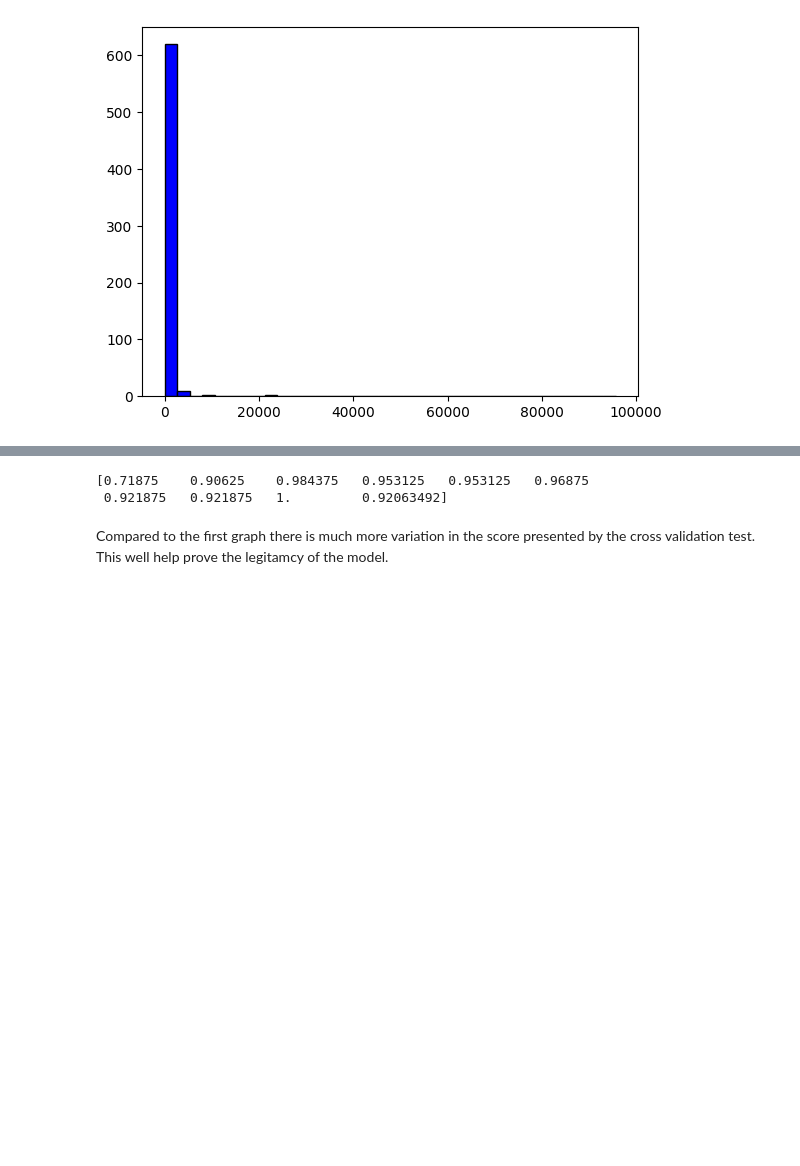
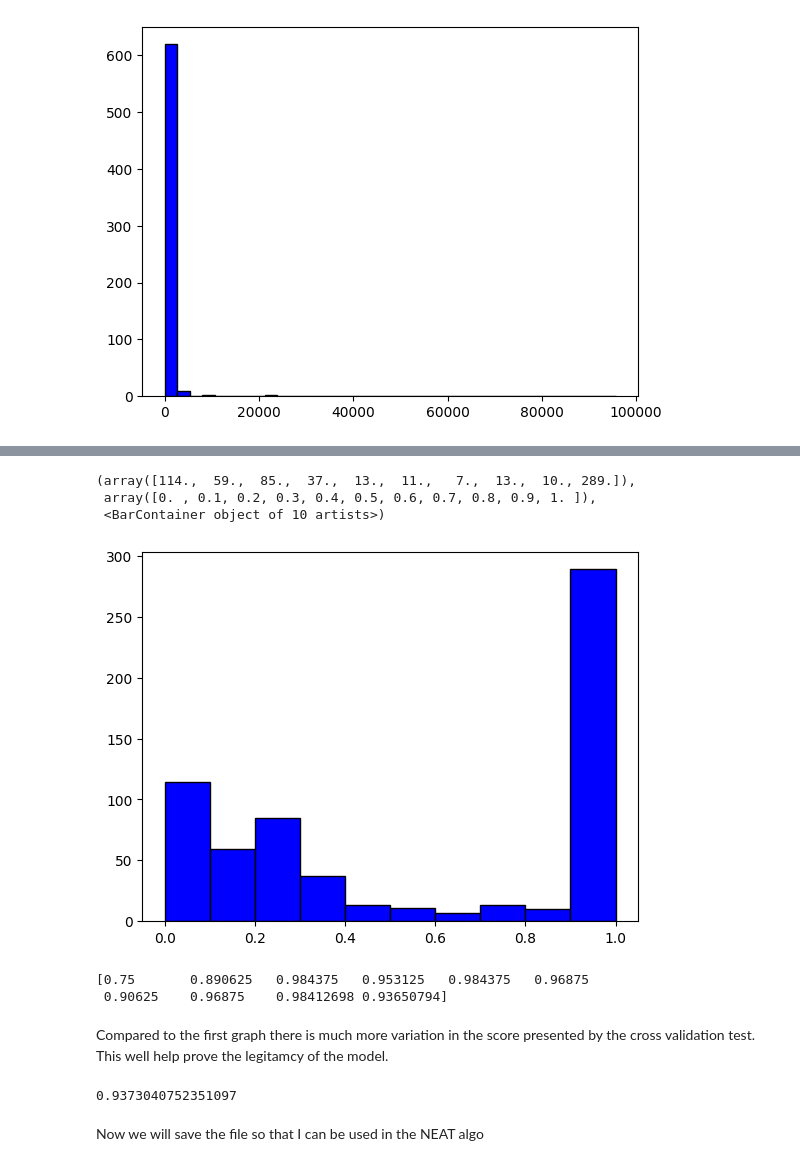
Before and after one commit to mschultz5200/big_data_lab, a Jupyter notebook: identity_review/current_scripts/rand_forest.ipynb, the cells around one changed output, grey strips where cells are left out. Saved outputs shown, nothing was run; the diff lists cells and outputs as text; code cells hidden in the pictures; blank space fills up the shorter version.

```diff
--- a/identity_review/current_scripts/rand_forest.ipynb
+++ b/identity_review/current_scripts/rand_forest.ipynb
@@ -118,0 +115,7 @@ Name: value, Length: 638, dtype: float64
+# %%
+plt.hist(normalized['time_b/w_trans'], color = 'blue', edgecolor = 'black')
+# %% [output]
+(array([114.,  59.,  85.,  37.,  13.,  11.,   7.,  13.,  10., 289.]),
+ array([0. , 0.1, 0.2, 0.3, 0.4, 0.5, 0.6, 0.7, 0.8, 0.9, 1. ]),
+ <BarContainer object of 10 artists>)
+[figure, added]
@@ -119,16 +135,29 @@ Name: value, Length: 638, dtype: float64
 # %%
-X = normalized[['value', 'time_b/w_trans', 'type_of_trans']].to_numpy()
-y = normalized['malicious'].to_numpy()
-
-X_train, X_test, y_train, y_test = train_test_split(X, y, random_state=1)
-
 model = RandomForestClassifier(n_estimators=3, random_state=0)
 
 scores = cross_val_score(model, X, y, cv=10)
 
 print(scores)
 # %% [output]
-[0.71875    0.90625    0.984375   0.953125   0.953125   0.96875
- 0.921875   0.921875   1.         0.92063492]
+[0.75       0.890625   0.984375   0.953125   0.984375   0.96875
+ 0.90625    0.96875    0.98412698 0.93650794]
 # %% [markdown]
 Compared to the first graph there is much more variation in the score presented by the cross validation test. This well help prove the legitamcy of the model.
+# %%
+fitted_model = model.fit(X_train, y_train)
+
+predict = fitted_model.predict(X_test).tolist()
+
+malicious_correct = []
+
+for i in range(len(y_test)):
+    if y_test[i] == predict[i]:
+        malicious_correct.append(1)
+    else:
+        malicious_correct.append(0)
+
+print(malicious_correct.count(1)/len(malicious_correct))
+# %% [output]
+0.9373040752351097
+# %% [markdown]
+Now we will save the file so that I can be used in the NEAT algo
```
Also changed, not shown: parts of 8 cells of this notebook, 1 other file.
